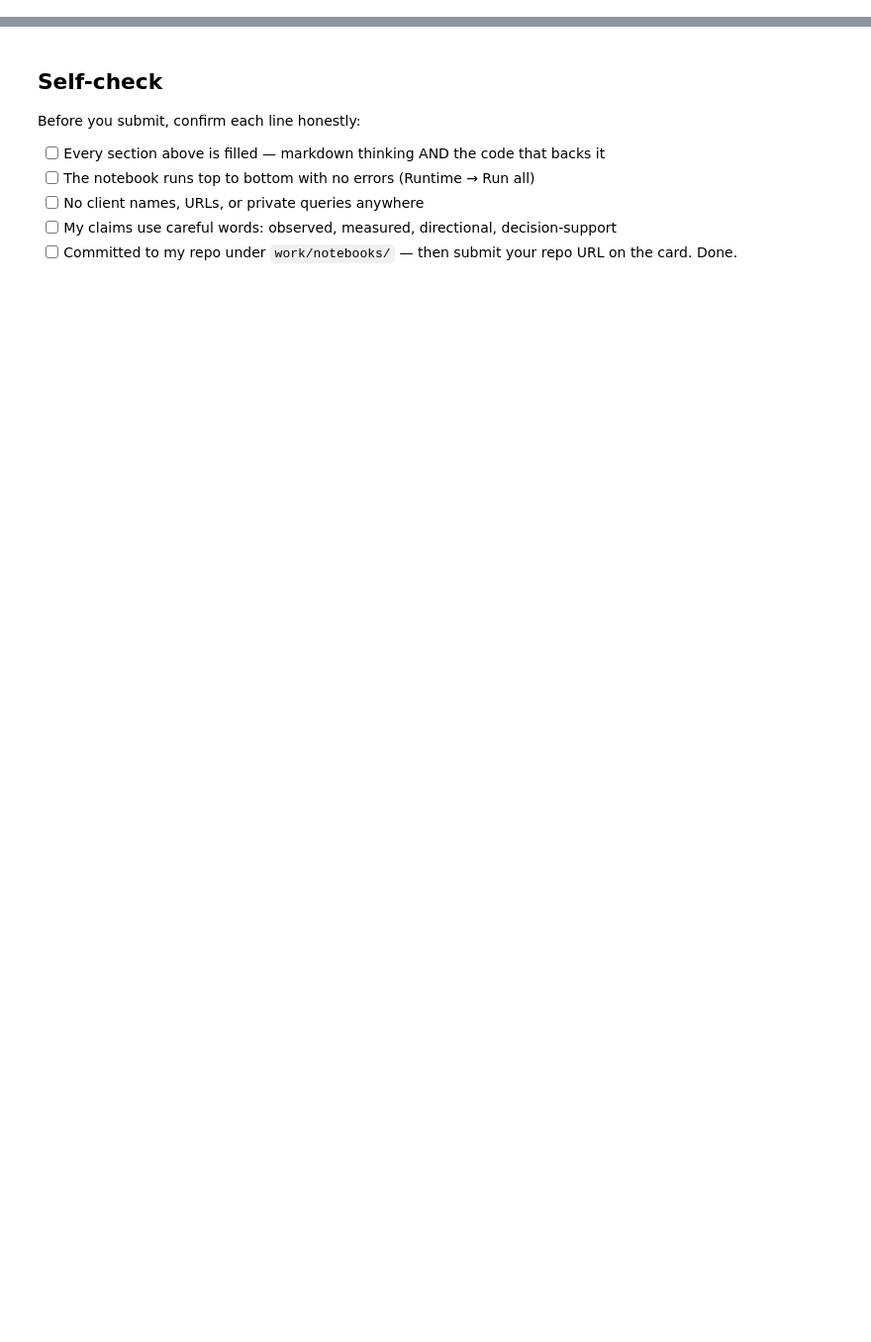
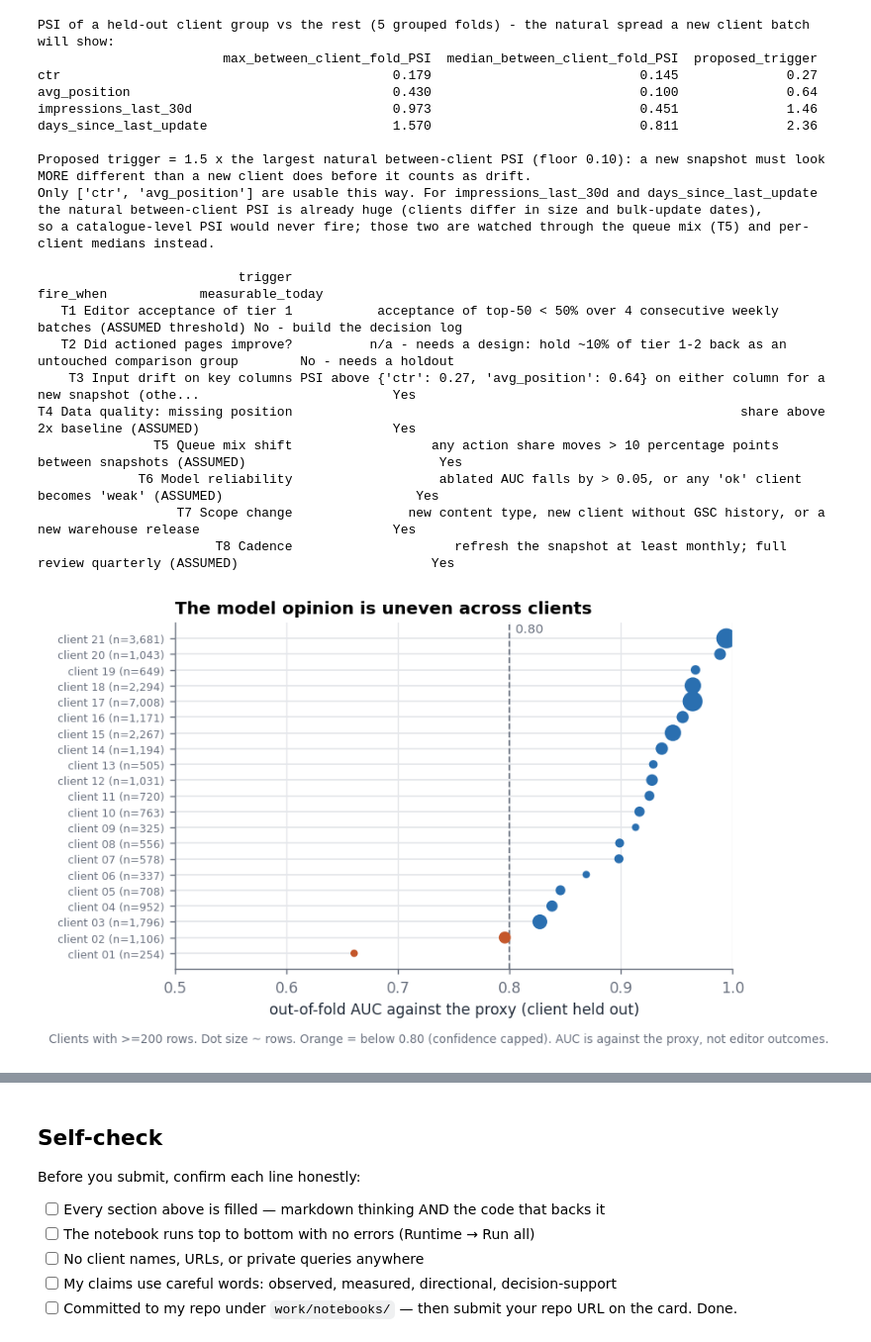
Before and after one commit to RamyaMuthumariappan/FlyRankAI, a Jupyter notebook: work/notebooks/w07_action_playbook.ipynb, the cells around one changed output, grey strips where cells are left out. Shown at 99% size. Drawn from its saved outputs; the diff is of its cells as text; code cells hidden in the pictures; blank space fills up the shorter version.

```diff
--- a/work/notebooks/w07_action_playbook.ipynb
+++ b/work/notebooks/w07_action_playbook.ipynb
@@ -43,0 +741,76 @@ This skeleton is yours to fill. Work the sections **in order** — each one has
+# %%
+# This cell is for CODE (numbers, a query, a check).
+# Write your text answer in the cell ABOVE this one — typing sentences here breaks Run All.
+def psi(ref, cur, bins=10):
+    ref, cur = np.asarray(ref, float), np.asarray(cur, float)
+    edges = np.unique(np.quantile(ref, np.linspace(0, 1, bins + 1)))
+    if len(edges) < 3: return 0.0
+    edges[0], edges[-1] = -np.inf, np.inf
+    r = np.histogram(ref, edges)[0] / len(ref); c = np.histogram(cur, edges)[0] / len(cur)
+    r, c = np.clip(r, 1e-4, None), np.clip(c, 1e-4, None)
+    return float(np.sum((c - r) * np.log(c / r)))
+
+KEY = ["ctr", "avg_position", "impressions_last_30d", "days_since_last_update"]
+nat = {k: [] for k in KEY}
+for tr, te in GroupKFold(n_splits=5).split(X, y, groups):
+    for k in KEY: nat[k].append(psi(df.iloc[tr][k], df.iloc[te][k]))
+psi_tbl = pd.DataFrame({"max_between_client_fold_PSI": {k: max(v) for k, v in nat.items()},
+                        "median_between_client_fold_PSI": {k: float(np.median(v)) for k, v in nat.items()}}).round(3)
+psi_tbl["proposed_trigger"] = (psi_tbl["max_between_client_fold_PSI"] * 1.5).clip(lower=0.10).round(2)
+USABLE = ["ctr", "avg_position"]        # impressions and update-age differ so much between client groups that a catalogue-level PSI cannot detect drift
+print("PSI of a held-out client group vs the rest (5 grouped folds) - the natural spread a new client batch will show:")
+print(psi_tbl.to_string())
+print("\nProposed trigger = 1.5 x the largest natural between-client PSI (floor 0.10): a new snapshot must look MORE different than a new client does before it counts as drift.")
+print(f"Only {USABLE} are usable this way. For impressions_last_30d and days_since_last_update the natural between-client PSI is already huge (clients differ in size and bulk-update dates),")
+print("so a catalogue-level PSI would never fire; those two are watched through the queue mix (T5) and per-client medians instead.")
+
+mix = df["action"].value_counts(normalize=True).round(3)
+trig = [
+ ["T1 Editor acceptance of tier 1", "no decision log yet (not measurable today)", "acceptance of top-50 < 50% over 4 consecutive weekly batches (ASSUMED threshold)", "Review reason codes and thresholds with editors; do not retrain first", "No - build the decision log"],
+ ["T2 Did actioned pages improve?", "none (no outcome or comparison data)", "n/a - needs a design: hold ~10% of tier 1-2 back as an untouched comparison group", "This is the only route from decision-support to any 'refresh helps' statement", "No - needs a holdout"],
+ ["T3 Input drift on key columns", f"largest between-client-group PSI: {psi_tbl.loc[USABLE, 'max_between_client_fold_PSI'].to_dict()}", f"PSI above {psi_tbl.loc[USABLE, 'proposed_trigger'].to_dict()} on either column for a new snapshot (others watched via T5)", "Re-run notebook + W6 audit; re-check thresholds (0.35 CTR, 90 days, 50 impressions)", "Yes"],
+ ["T4 Data quality: missing position", f"{(~pos_ok).mean():.1%} of rows have avg_position = 0", "share above 2x baseline (ASSUMED)", "Fix the export before scoring; data_check queue grows otherwise", "Yes"],
+ ["T5 Queue mix shift", f"refresh family {act.mean():.1%} of catalogue; mix {mix.to_dict()}", "any action share moves > 10 percentage points between snapshots (ASSUMED)", "Inspect what changed (data vs real behaviour) before using the new queue", "Yes"],
+ ["T6 Model reliability", f"grouped OOF AUC {aucs_A.mean():.3f} (sd {aucs_A.std():.3f}); without ingredient columns {aucs_B.mean():.3f}; {(ca < 0.80).sum()} verified clients < 0.80", "ablated AUC falls by > 0.05, or any 'ok' client becomes 'weak' (ASSUMED)", "Stop using the model opinion for that scope; rely on reason codes", "Yes"],
+ ["T7 Scope change", f"{df['client_id'].nunique()} clients, 3 content types, 90-day snapshot", "new content type, new client without GSC history, or a new warehouse release", "Re-run full chain (W4 rule, W5 model, W6 audit) before the queue is used", "Yes"],
+ ["T8 Cadence", "snapshot is trailing 90 days", "refresh the snapshot at least monthly; full review quarterly (ASSUMED)", "Re-run this notebook; compare against this run's receipts JSON", "Yes"]]
+mon = pd.DataFrame(trig, columns=["trigger", "baseline_today", "fire_when", "then", "measurable_today"])
+print("\n" + mon[["trigger", "fire_when", "measurable_today"]].to_string(index=False, max_colwidth=90))
+RECEIPTS["monitoring_triggers"] = mon.to_dict(orient="records")
+RECEIPTS["psi_between_client_folds"] = psi_tbl.reset_index().rename(columns={"index": "feature"}).to_dict(orient="records")
+RECEIPTS["retrain_rule"] = "retrain only after rebuilding the label as past->future; retraining on the current proxy only re-fits the rule"
+RECEIPTS["queue_baselines"] = {"actionable_share": round(float(act.mean()), 3), "action_mix": mix.to_dict(), "position_missing_share": round(float((~pos_ok).mean()), 3), "visible_share": round(float(visible.mean()), 3)}
+
+# ---- figure 4: where the model second opinion can be trusted ----
+cs = ca.sort_values()
+fig, ax = plt.subplots(figsize=(6.4, 4.0))
+ax.hlines(range(len(cs)), 0.5, cs.values, color=GRID, lw=1)
+ax.scatter(cs.values, range(len(cs)), s=np.clip(client_n[cs.index].values / 25, 14, 140), color=[C_WARN if v < 0.80 else C_MAIN for v in cs.values], zorder=3)
+ax.axvline(0.80, color=MUTED, ls="--", lw=1); ax.text(0.805, len(cs) - 0.6, "0.80", fontsize=8, color=MUTED)
+ax.set_yticks(range(len(cs))); ax.set_yticklabels([f"client {i + 1:02d} (n={client_n[c]:,})" for i, c in enumerate(cs.index)], fontsize=7)
+ax.set_xlabel("out-of-fold AUC against the proxy (client held out)"); ax.set_xlim(0.5, 1.0); ax.grid(axis="y", visible=False)
+ax.set_title("The model opinion is uneven across clients")
+fig.text(0.01, -0.02, "Clients with >=200 rows. Dot size ~ rows. Orange = below 0.80 (confidence capped). AUC is against the proxy, not editor outcomes.", fontsize=7.5, color=MUTED)
+fig.tight_layout(); fig.savefig(f"{FIG_DIR}/w07_fig_client_reliability.png", bbox_inches="tight"); plt.show()
+# %% [output]
+PSI of a held-out client group vs the rest (5 grouped folds) - the natural spread a new client batch will show:
+                        max_between_client_fold_PSI  median_between_client_fold_PSI  proposed_trigger
+ctr                                           0.179                           0.145              0.27
+avg_position                                  0.430                           0.100              0.64
+impressions_last_30d                          0.973                           0.451              1.46
+days_since_last_update                        1.570                           0.811              2.36
+
+Proposed trigger = 1.5 x the largest natural between-client PSI (floor 0.10): a new snapshot must look MORE different than a new client does before it counts as drift.
+Only ['ctr', 'avg_position'] are usable this way. For impressions_last_30d and days_since_last_update the natural between-client PSI is already huge (clients differ in size and bulk-update dates),
+so a catalogue-level PSI would never fire; those two are watched through the queue mix (T5) and per-client medians instead.
+
+                          trigger                                                                                  fire_when            measurable_today
+   T1 Editor acceptance of tier 1           acceptance of top-50 < 50% over 4 consecutive weekly batches (ASSUMED threshold) No - build the decision log
+   T2 Did actioned pages improve?          n/a - needs a design: hold ~10% of tier 1-2 back as an untouched comparison group        No - needs a holdout
+    T3 Input drift on key columns PSI above {'ctr': 0.27, 'avg_position': 0.64} on either column for a new snapshot (othe...                         Yes
+T4 Data quality: missing position                                                          share above 2x baseline (ASSUMED)                         Yes
+               T5 Queue mix shift                  any action share moves > 10 percentage points between snapshots (ASSUMED)                         Yes
+             T6 Model reliability                   ablated AUC falls by > 0.05, or any 'ok' client becomes 'weak' (ASSUMED)                         Yes
+                  T7 Scope change               new content type, new client without GSC history, or a new warehouse release                         Yes
+                       T8 Cadence                     refresh the snapshot at least monthly; full review quarterly (ASSUMED)                         Yes
+[figure, added]
```
Also changed, not shown: parts of 34 cells of this notebook.
